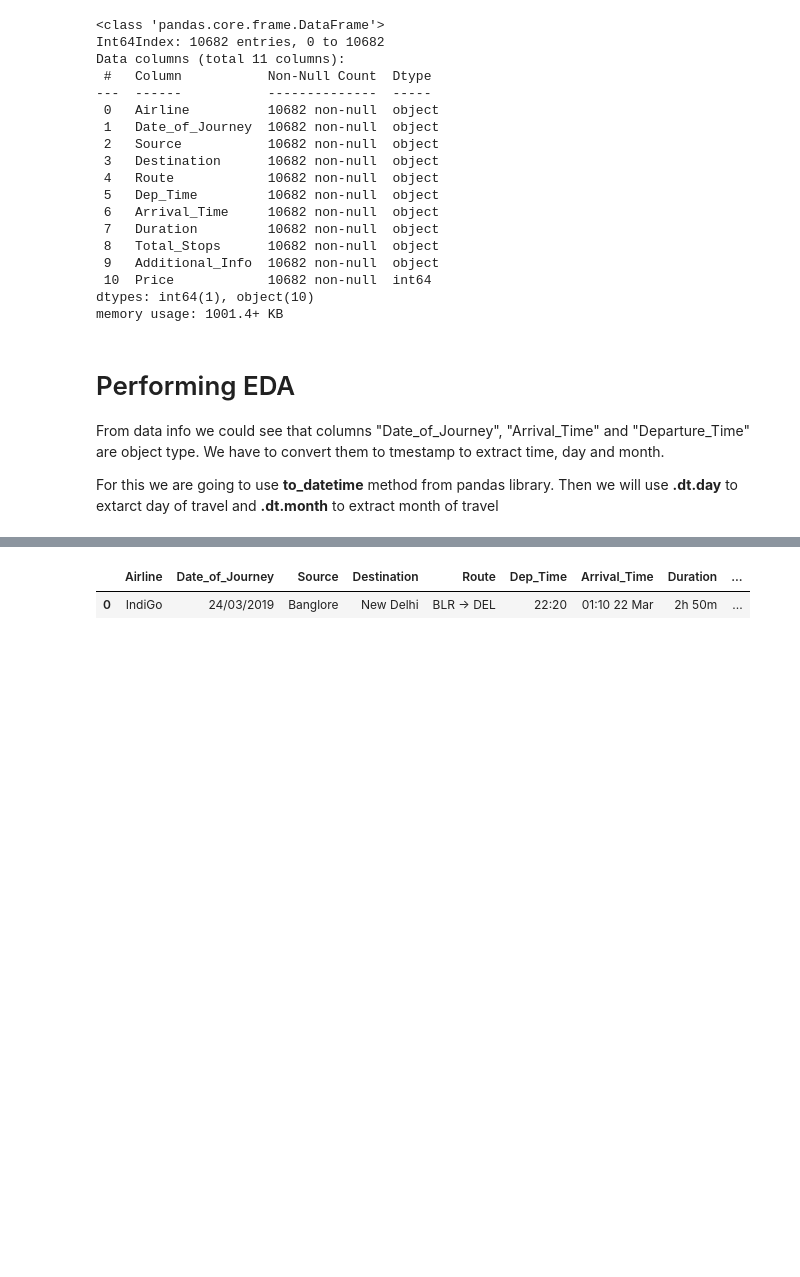
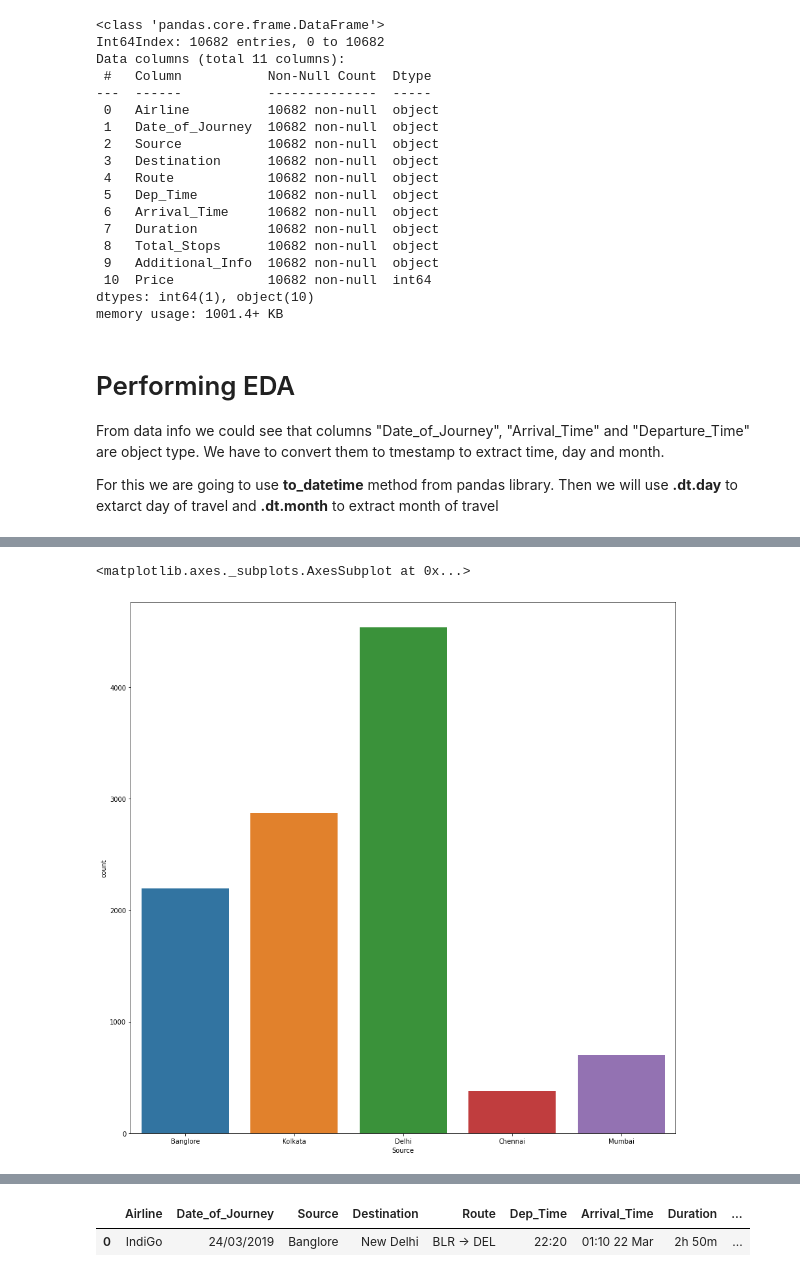
Before and after one commit to zmwaris1/flight_price_predict, a Jupyter notebook: flight_price_prediction.ipynb, the cells around one changed output, grey strips where cells are left out. Cells and saved outputs as stored; diff of their text form; code cells hidden in the pictures; blank space fills up the shorter version.

```diff
--- a/flight_price_prediction.ipynb
+++ b/flight_price_prediction.ipynb
@@ -166,0 +179,6 @@ Then we will use **.dt.day** to extarct day of travel and **.dt.month** to extra
+# %%
+plt.figure(figsize=(15, 15))
+sns.countplot(df['Source'] )
+# %% [output]
+<matplotlib.axes._subplots.AxesSubplot at 0x...>
+[figure, added]
```
Also changed, not shown: parts of 38 cells of this notebook.
